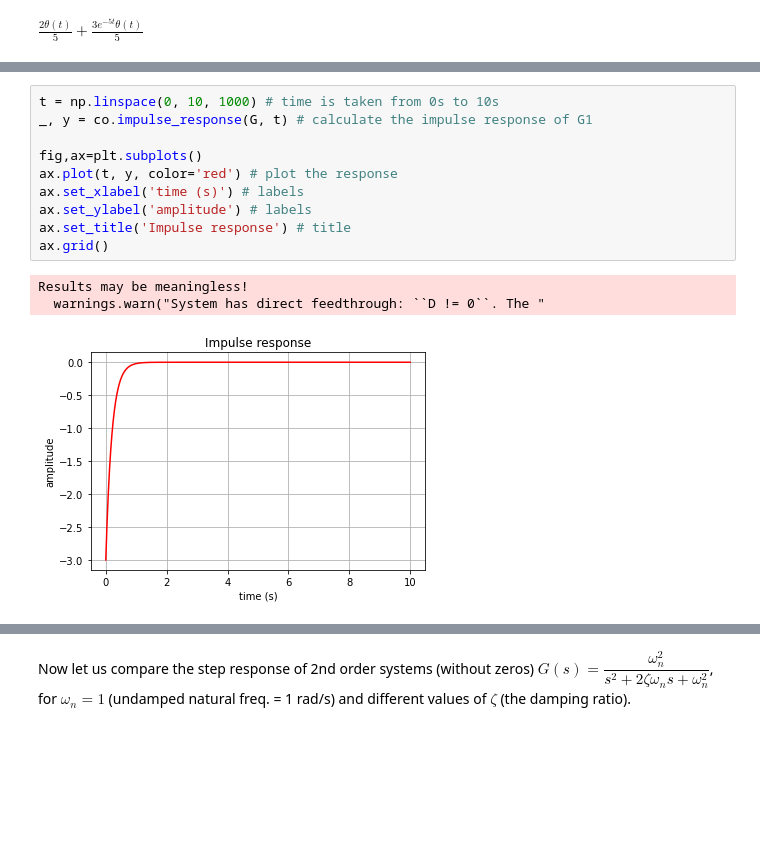
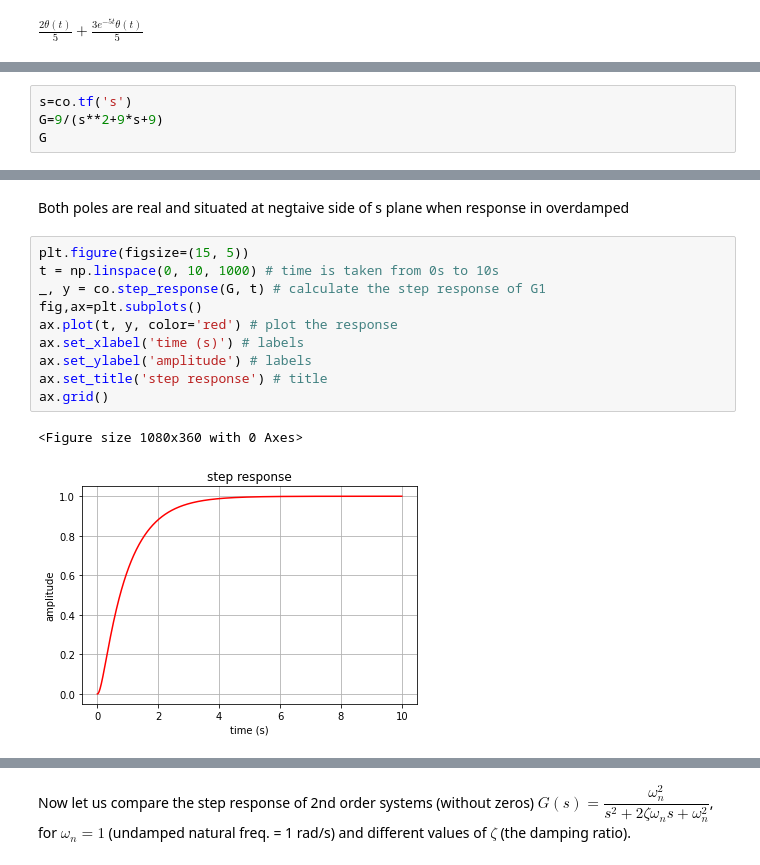
Before and after one commit to sayedul79/python-control-system, a Jupyter notebook: step-impulse-forced-response.ipynb, the cells around one changed output, grey strips where cells are left out. Saved outputs shown, nothing was run; the diff lists cells and outputs as text; blank space fills up the shorter version.

Commit message:
added underdamed damped overdamed cricitically damed 2nd order system

```diff
--- a/step-impulse-forced-response.ipynb
+++ b/step-impulse-forced-response.ipynb
@@ -96,0 +120,4 @@ generated $e^-{5t}$
+# %%
+s=co.tf('s')
+G=9/(s**2+9*s+9)
+G
@@ -101,14 +139,15 @@ $$\frac{s + 2}{s + 5}$$
+# %% [markdown]
+Both poles are real and situated at negtaive side of s plane when response in overdamped
 # %%
+plt.figure(figsize=(15, 5))
 t = np.linspace(0, 10, 1000) # time is taken from 0s to 10s
-_, y = co.impulse_response(G, t) # calculate the impulse response of G1
-
+_, y = co.step_response(G, t) # calculate the step response of G1
 fig,ax=plt.subplots()
 ax.plot(t, y, color='red') # plot the response
 ax.set_xlabel('time (s)') # labels
 ax.set_ylabel('amplitude') # labels
-ax.set_title('Impulse response') # title
+ax.set_title('step response') # title
 ax.grid()
 # %% [output]
-Results may be meaningless!
-  warnings.warn("System has direct feedthrough: ``D != 0``. The "
+<Figure size 1080x360 with 0 Axes>
-[figure, old version]
+[figure, new version]
```
Also changed, not shown: parts of 24 cells of this notebook.
